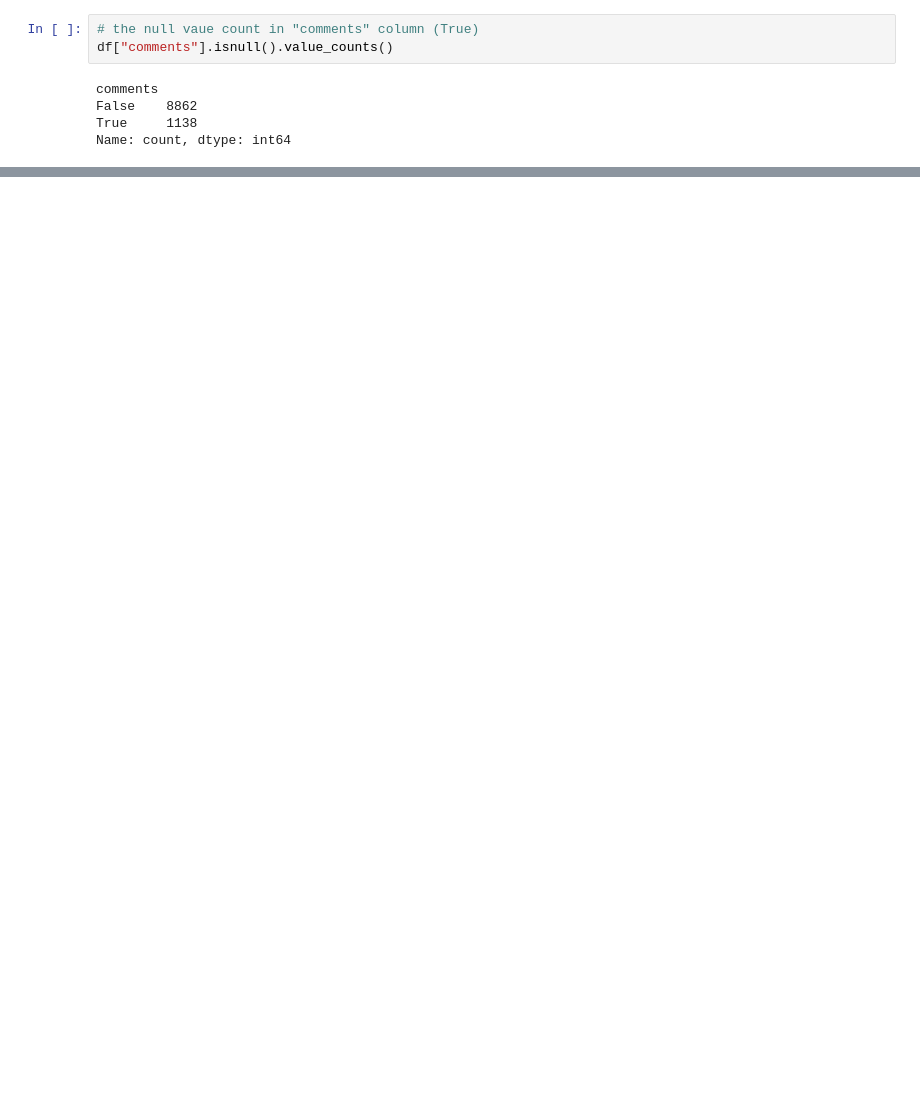
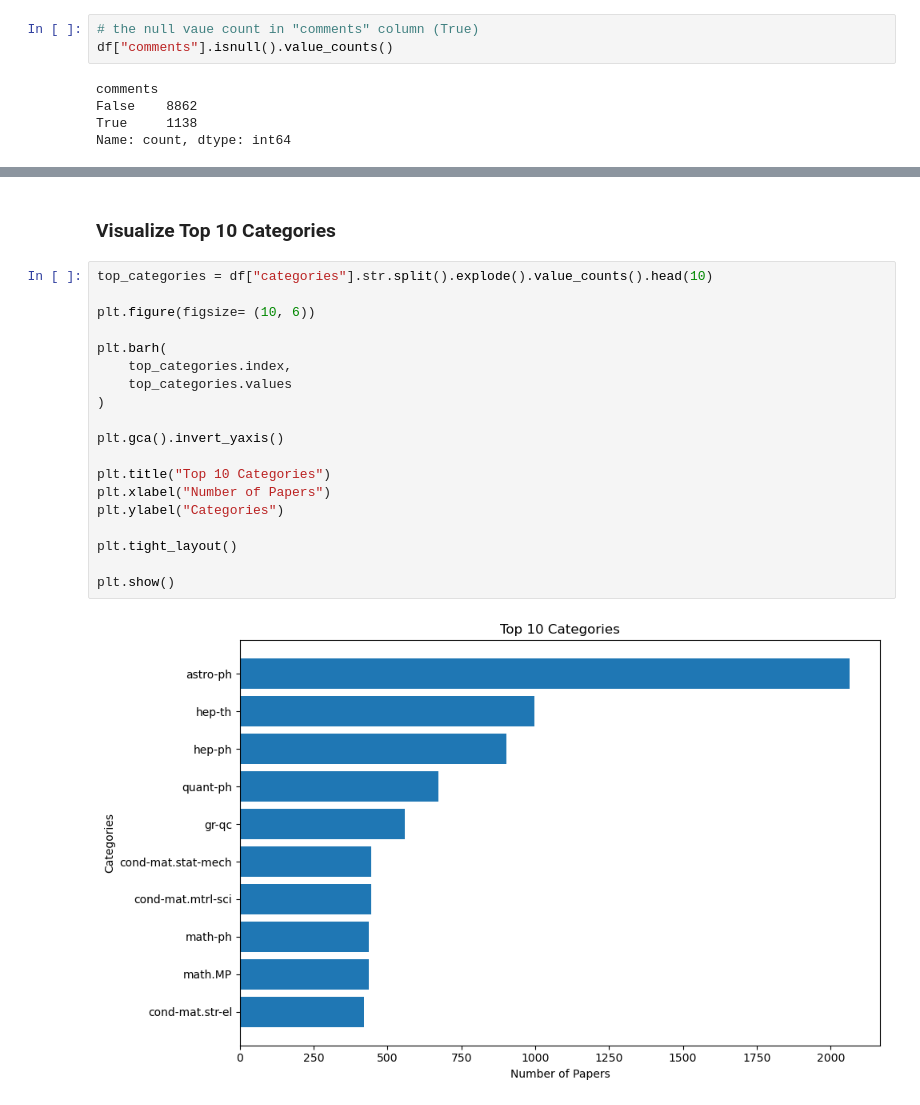
Before and after one commit to MeharaWeeratunga/arxiv-analyzer, a Jupyter notebook: notebooks/arxiv_analysis.ipynb, the cells around one changed output, grey strips where cells are left out. Saved outputs shown, nothing was run; the diff lists cells and outputs as text; blank space fills up the shorter version.

```diff
--- a/notebooks/arxiv_analysis.ipynb
+++ b/notebooks/arxiv_analysis.ipynb
@@ -268,0 +415,23 @@ dtype: float64
+# %% [markdown]
+### Visualize Top 10 Categories
+# %%
+top_categories = df["categories"].str.split().explode().value_counts().head(10)
+
+plt.figure(figsize= (10, 6))
+
+plt.barh(
+    top_categories.index,
+    top_categories.values
+)
+
+plt.gca().invert_yaxis()
+
+plt.title("Top 10 Categories")
+plt.xlabel("Number of Papers")
+plt.ylabel("Categories")
+
+plt.tight_layout()
+
+plt.show()
+# %% [output]
+[figure, added]
```
Also changed, not shown: parts of 39 cells of this notebook, 1 other file.
